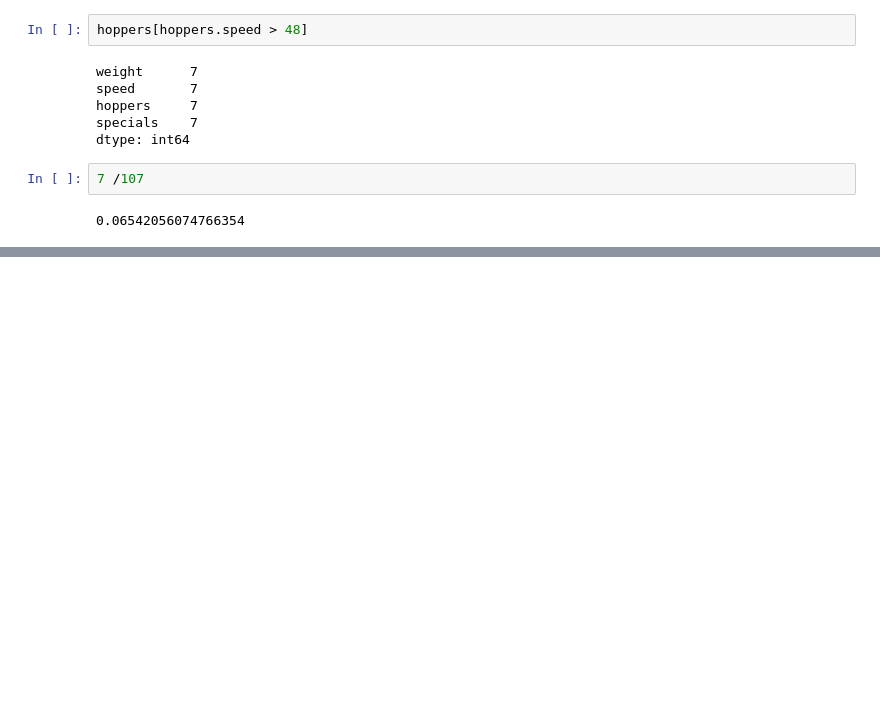
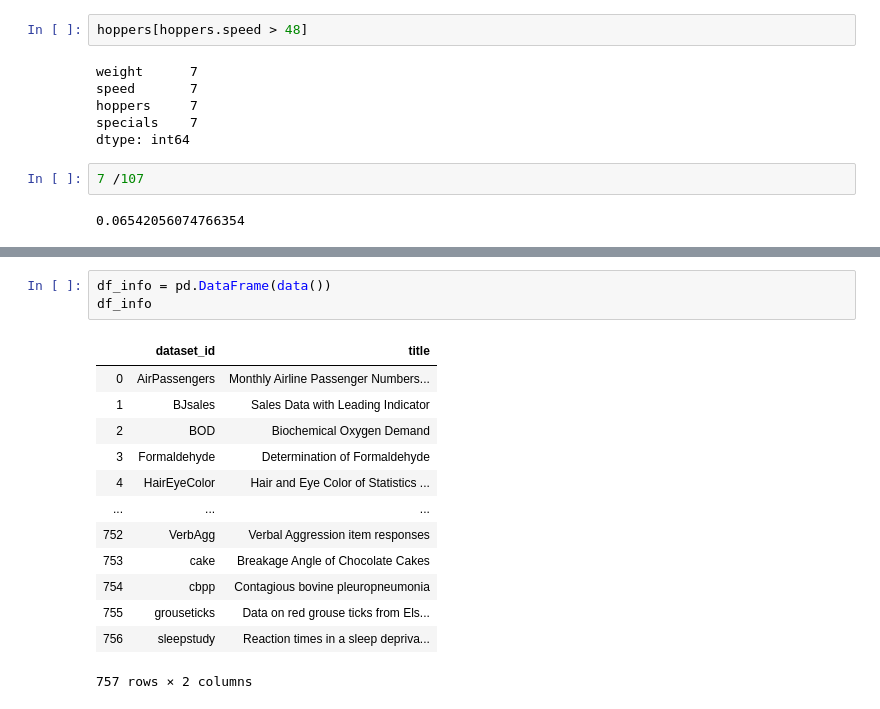
Before and after one commit to chasethompson/python-exercises, a Jupyter notebook: 4.8.4.3_dataframes.ipynb, the cells around one changed output, grey strips where cells are left out. Saved outputs shown, nothing was run; the diff lists cells and outputs as text; blank space fills up the shorter version.

```diff
--- a/4.8.4.3_dataframes.ipynb
+++ b/4.8.4.3_dataframes.ipynb
@@ -333,0 +352,17 @@ dtype: int64
+# %%
+df_info = pd.DataFrame(data())
+df_info
+# %% [output]
+|  | dataset_id | title |
+| 0 | AirPassengers | Monthly Airline Passenger Numbers... |
+| 1 | BJsales | Sales Data with Leading Indicator |
+| 2 | BOD | Biochemical Oxygen Demand |
+| 3 | Formaldehyde | Determination of Formaldehyde |
+| 4 | HairEyeColor | Hair and Eye Color of Statistics ... |
+| ... | ... | ... |
+| 752 | VerbAgg | Verbal Aggression item responses |
+| 753 | cake | Breakage Angle of Chocolate Cakes |
+| 754 | cbpp | Contagious bovine pleuropneumonia |
+| 755 | grouseticks | Data on red grouse ticks from Els... |
+| 756 | sleepstudy | Reaction times in a sleep depriva... |
+757 rows × 2 columns
```
Also changed, not shown: parts of 7 cells of this notebook, 1 other file.
